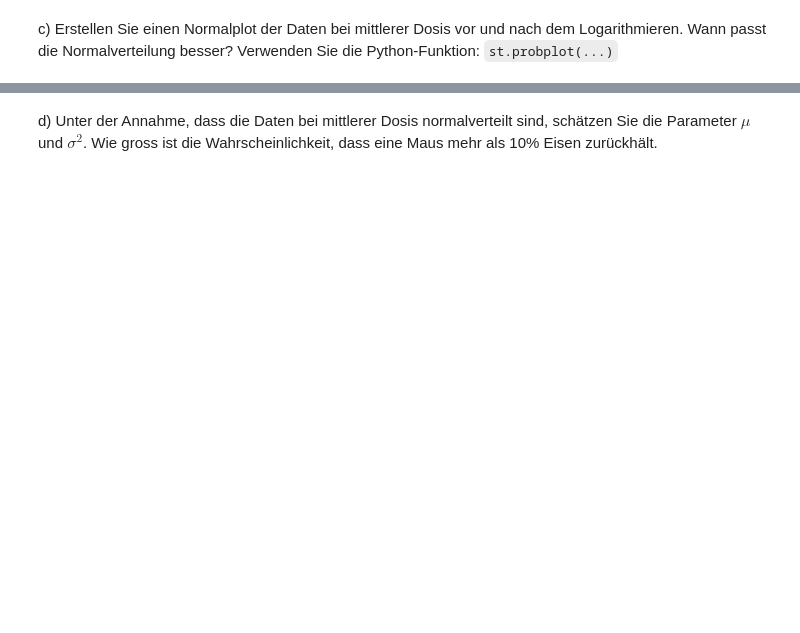
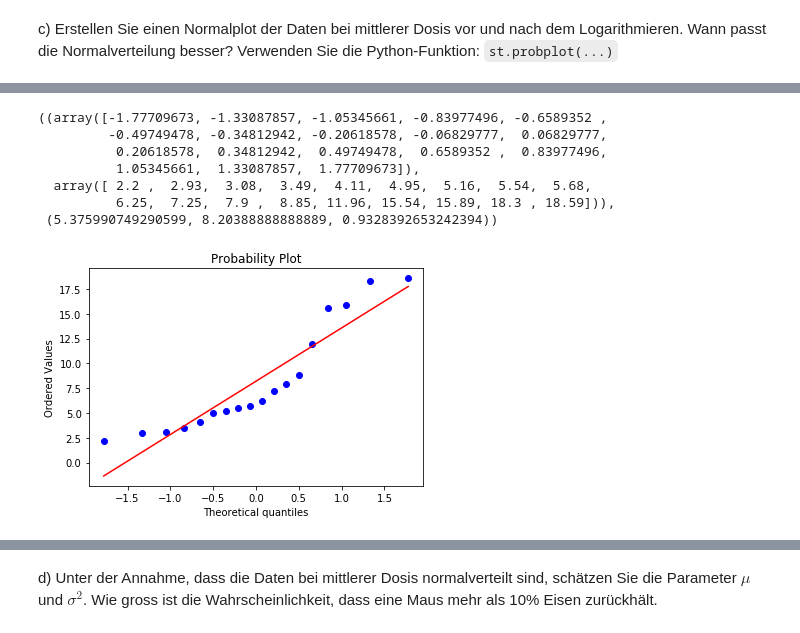
Before and after one commit to randombenj/hslu-statistics, a Jupyter notebook: sw05/exercise-5.3.ipynb, the cells around one changed output, grey strips where cells are left out. Cells and saved outputs as stored; diff of their text form; code cells hidden in the pictures; blank space fills up the shorter version.

```diff
--- a/sw05/exercise-5.3.ipynb
+++ b/sw05/exercise-5.3.ipynb
@@ -11,0 +49,11 @@ c) Erstellen Sie einen Normalplot der Daten bei mittlerer Dosis vor und nach dem
+# %%
+st.probplot(iron['medium'], plot=plt)
+# %% [output]
+((array([-1.77709673, -1.33087857, -1.05345661, -0.83977496, -0.6589352 ,
+         -0.49749478, -0.34812942, -0.20618578, -0.06829777,  0.06829777,
+          0.20618578,  0.34812942,  0.49749478,  0.6589352 ,  0.83977496,
+          1.05345661,  1.33087857,  1.77709673]),
+  array([ 2.2 ,  2.93,  3.08,  3.49,  4.11,  4.95,  5.16,  5.54,  5.68,
+          6.25,  7.25,  7.9 ,  8.85, 11.96, 15.54, 15.89, 18.3 , 18.59])),
+ (5.375990749290599, 8.20388888888889, 0.9328392653242394))
+[figure, added]
```
Also changed, not shown: parts of 11 cells of this notebook.
